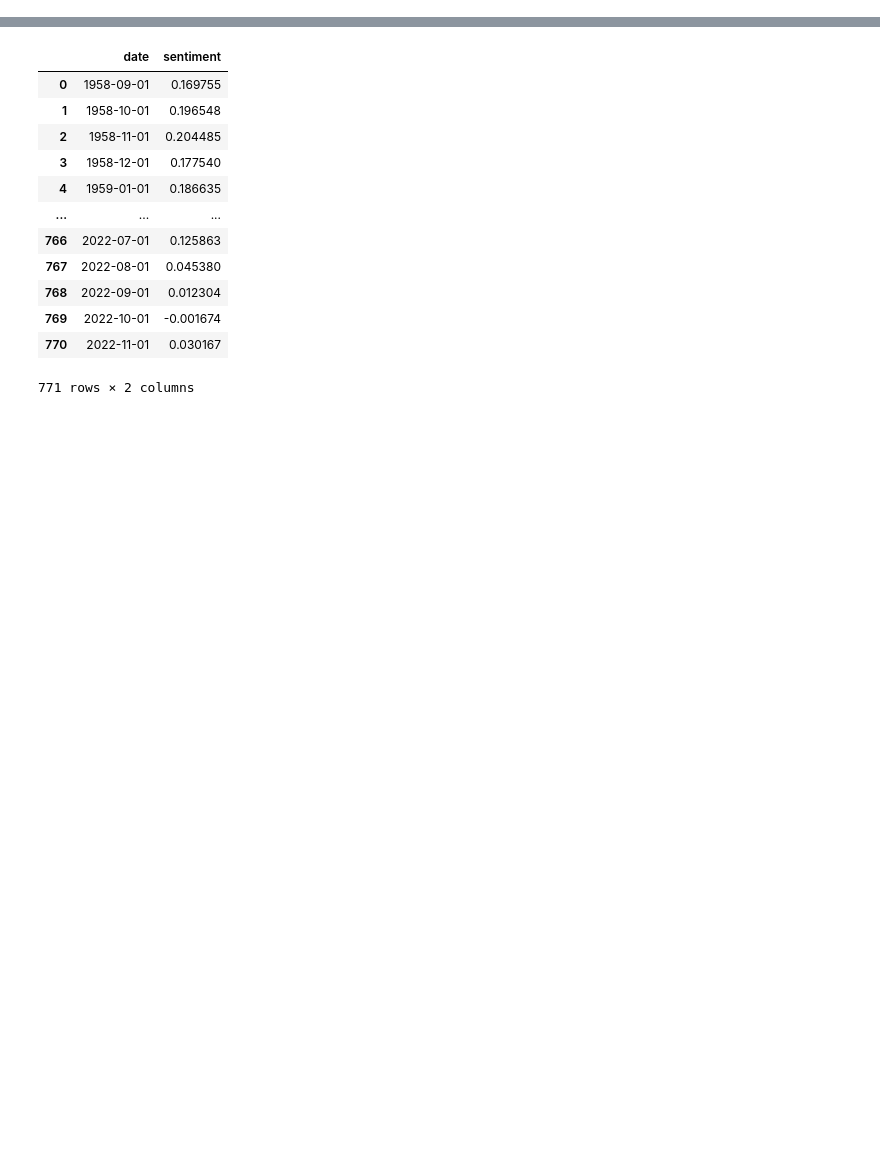
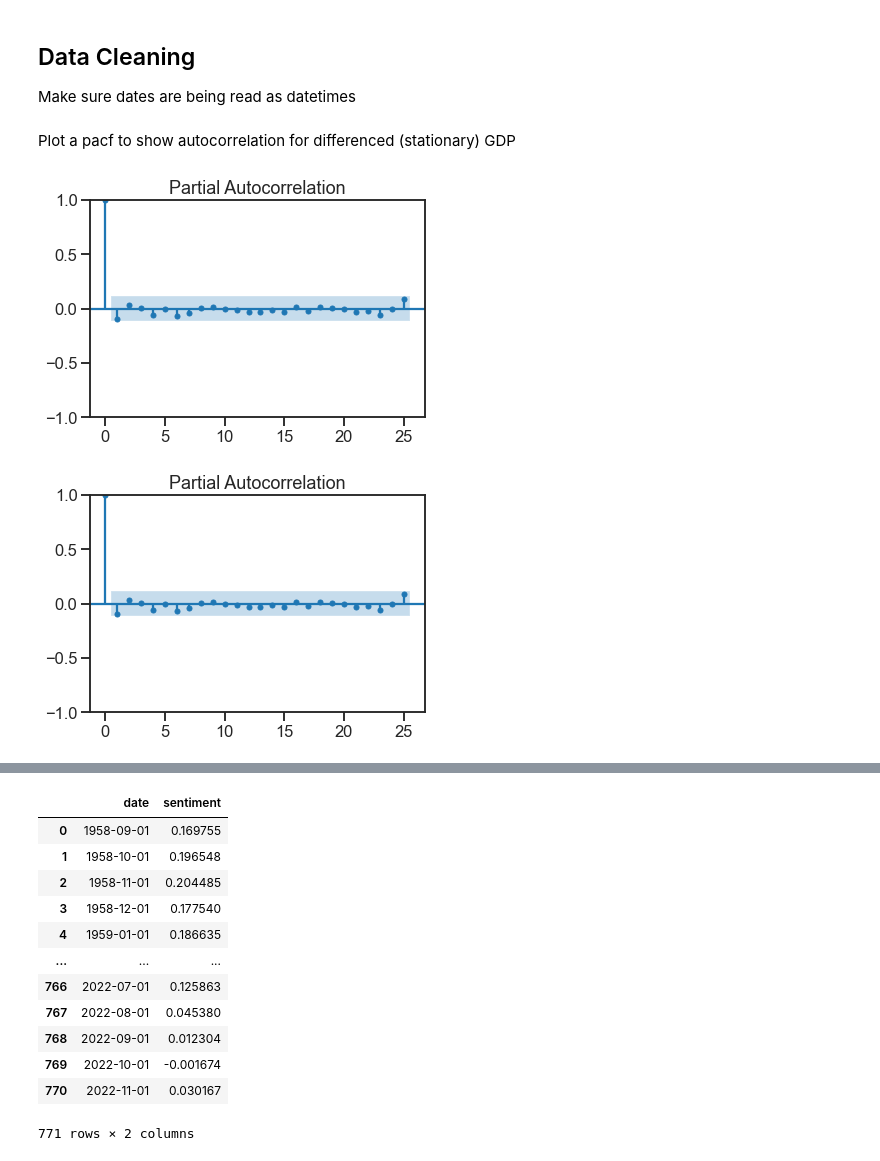
Before and after one commit to jeffreytoller/sentimentpredictor, a Jupyter notebook: 5 TimeSeriesExploration.ipynb, the cells around one changed output, grey strips where cells are left out. Saved outputs shown, nothing was run; the diff lists cells and outputs as text; code cells hidden in the pictures; blank space fills up the shorter version.

```diff
--- a/5 TimeSeriesExploration.ipynb
+++ b/5 TimeSeriesExploration.ipynb
@@ -6,9 +10,21 @@ import seaborn as sns
 import matplotlib.pyplot as plt
 chart_df = pd.read_pickle('./IntermediatePickles/NLP_df.pkl')
 gdp_df = pd.read_csv('./data/GDP.csv')
+# %% [markdown]
+## Data Cleaning
+
+Make sure dates are being read as datetimes
 # %%
 chart_df['chart_date'] = pd.to_datetime(chart_df.chart_date)
 chart_df['date'] = chart_df.chart_date
 # %%
 gdp_df['DATE'] = pd.to_datetime(gdp_df.DATE)
 gdp_df['date'] = gdp_df.DATE
+# %% [markdown]
+Plot a pacf to show autocorrelation for differenced (stationary) GDP
+# %%
+from statsmodels.graphics.tsaplots import plot_pacf
+plot_pacf(gdp_df.set_index('DATE').drop(columns=['date']).diff().dropna())
+# %% [output]
+[figure, added]
+[figure, added]
```
Also changed, not shown: parts of 18 cells of this notebook, 7 other files.
